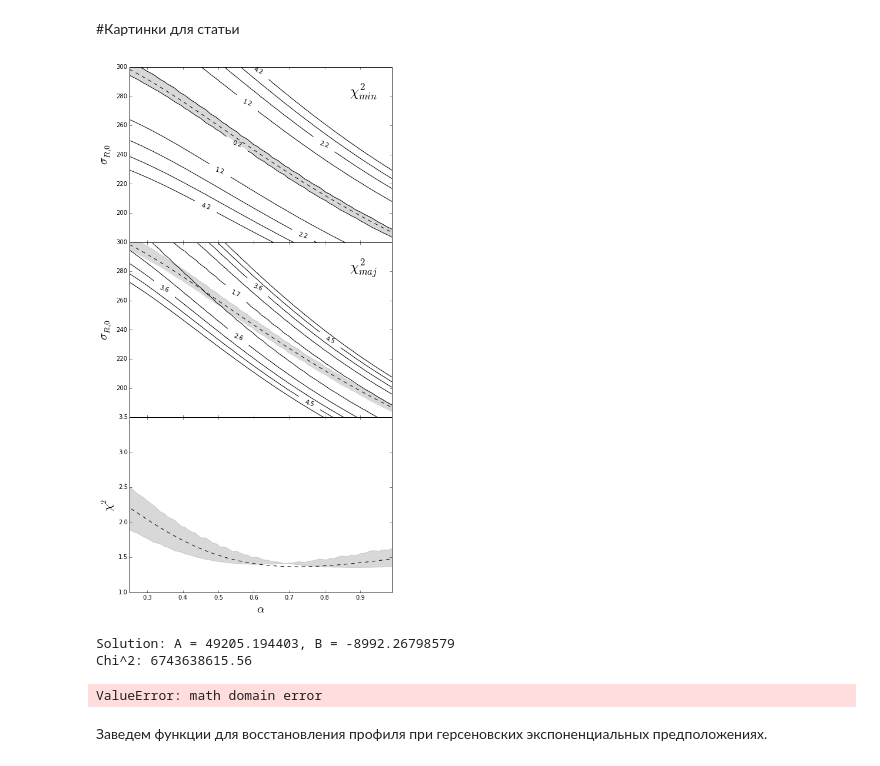
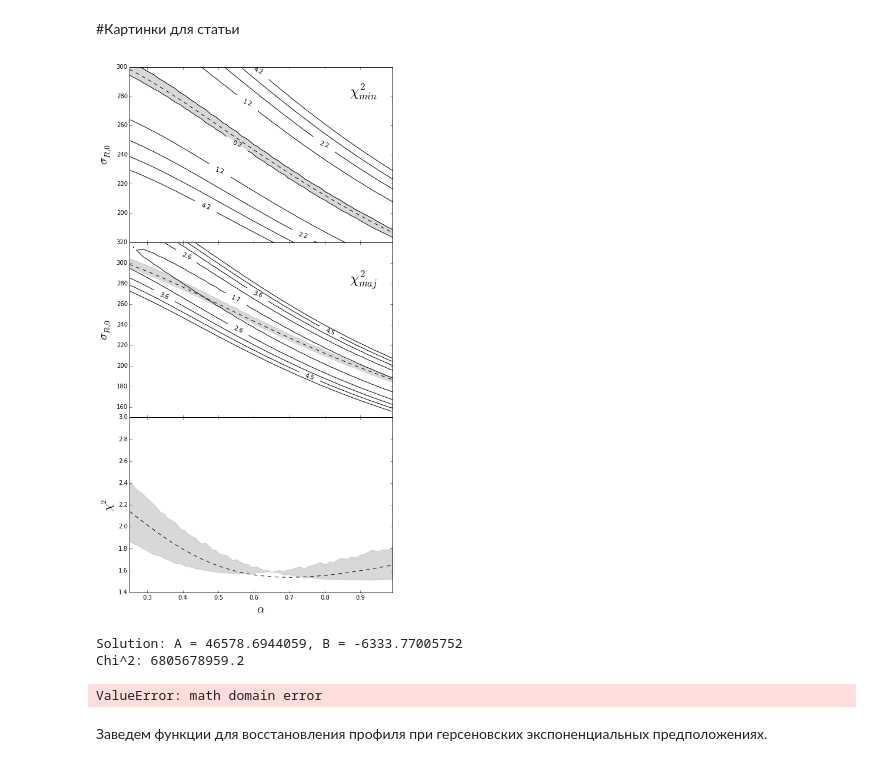
Before and after one commit to Amarchuk/2FInstability, a Jupyter notebook: notebooks/NGC1167.ipynb, the cells around one changed output. Saved outputs shown, nothing was run; the diff lists cells and outputs as text; code cells hidden in the pictures.

```diff
--- a/notebooks/NGC1167.ipynb
+++ b/notebooks/NGC1167.ipynb
@@ -152,7 +152,7 @@ plt.plot()
 # %% [markdown]
 В дальнейшем используем только засовские данные по звездам по большой полуоси, приблизим их полиномом.
 # %%
-poly_star = poly1d(polyfit(r_ma_b, vel_ma_b, deg=7))
+poly_star = poly1d(polyfit(r_ma_b, vel_ma_b, deg=3))
 
 plt.plot(r_ma_b, vel_ma_b, 'x-', color='blue', markersize=6)
 test_points = np.arange(0.0, max(r_ma_b), 0.1)
@@ -1226,7 +1226,7 @@ ax.plot(xx, map(main_slice, xx), '--', color='black')
 
 ax.fill_between(x1, y1, 0, color='gray', alpha=0.3)
 ax.fill_between(x2, y2, 0, color='white')
-ax.set_ylim(180, 300)
+ax.set_ylim(150, 320)
 
 ax = axes[2]
 err_maj = []
@@ -1272,34 +1272,34 @@ ax.fill_between(x2, map(f2, x2), err_maj1, color='grey', alpha=0.3)
 # ax.plot(x1, err_maj, '-', color='black')
 # # ax.plot(x1, err_maj2, '-.', color='black')
 # ax.fill_between(x1, err_maj, err_maj2, color='grey', alpha=0.3)
 # err_maj = []
 # for pa in zip(x2,y1):
 #     global alpha, sig_R_0
 #     alpha = pa[0]
 #     sig_R_0 = poly_slice(alpha)
 #     sqerr_maj = calc_chi2_normal(sig_maj_p, e_sig_maj_p, [sig_maj_exp(r) for r in radii_maj])
 #     err_maj.append(sqerr_maj)
 # ax.fill_between(x2, err_maj, err_maj1, color='grey', alpha=0.3)
 # ax.plot(x2, err_maj1, '-.', color='black')
 
 ax.set_ylabel(r'$\chi^2$', size=20.)
 ax.set_xlabel(r'$\alpha$', size=20.)
 
 # ax.set_ylim(3.1, 3.5)
 
 
 fig.subplots_adjust(hspace=0.)
 axes[0].yaxis.get_major_ticks()[0].set_visible(False)
 axes[1].yaxis.get_major_ticks()[0].set_visible(False)
 ax.set_xlim(0.25, 0.99)
 
 plt.savefig('ngc1167_maps.eps', format='eps')
 plt.savefig('ngc1167_maps.png', format='png')
 plt.savefig('ngc1167_maps.pdf', format='pdf', dpi=150)
 
 plt.show()
 # %% [output]
-[figure, old version]
+[figure, new version]
 # %%
 def lsq_alpha_gerssen(h_kin):
     '''
@@ -1338,8 +1338,8 @@ def lsq_alpha_gerssen(h_kin):
 
 lsq_alpha_gerssen(h_kin_gerssen)
 # %% [output]
-Solution: A = 49205.194403, B = -8992.26798579
-Chi^2: 6743638615.56
+Solution: A = 46578.6944059, B = -6333.77005752
+Chi^2: 6805678959.2
 ValueError: math domain error
 # %% [markdown]
 Заведем функции для восстановления профиля при герсеновских экспоненциальных предположениях.
```
Also changed, not shown: parts of 20 cells of this notebook, 4 other files.
